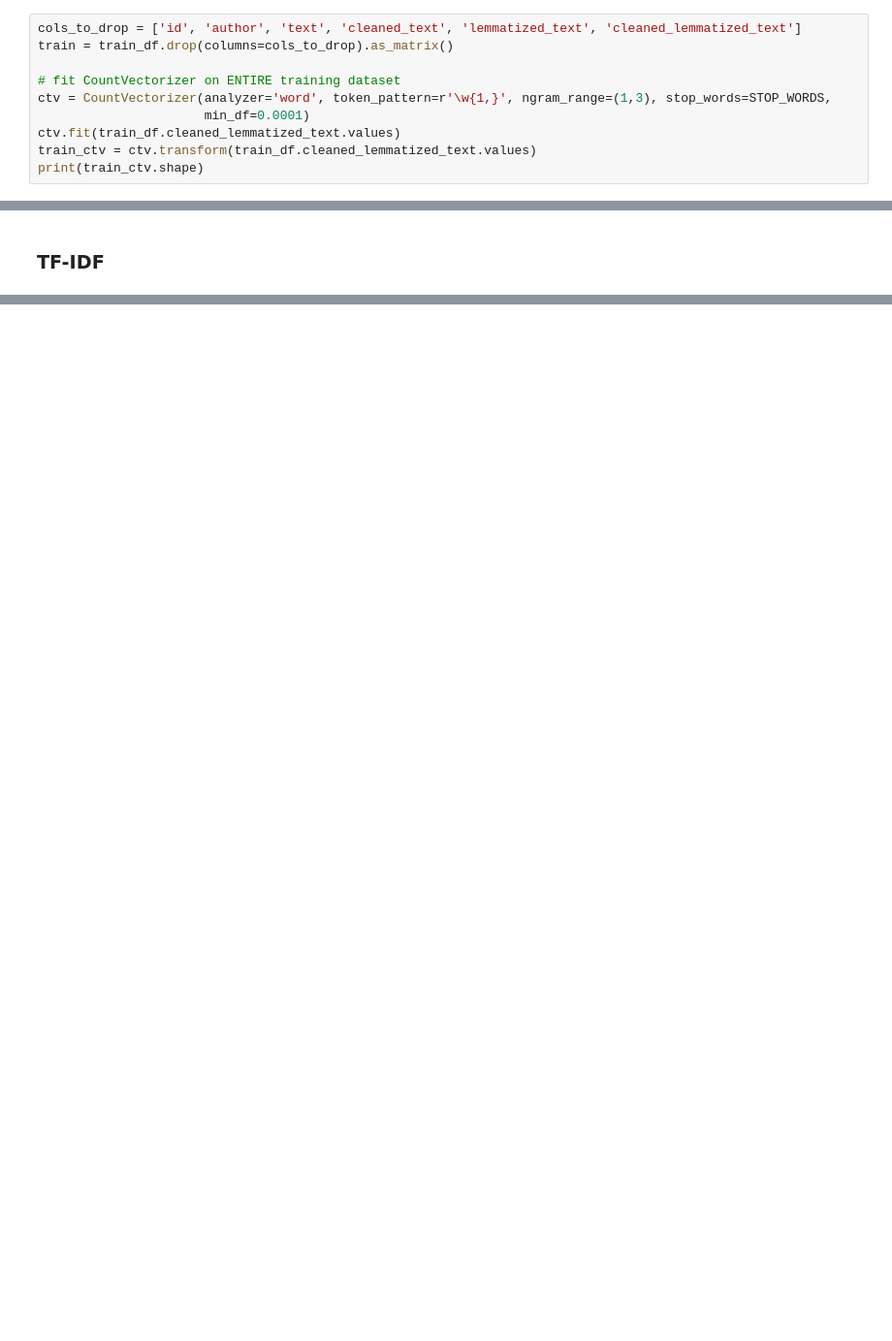
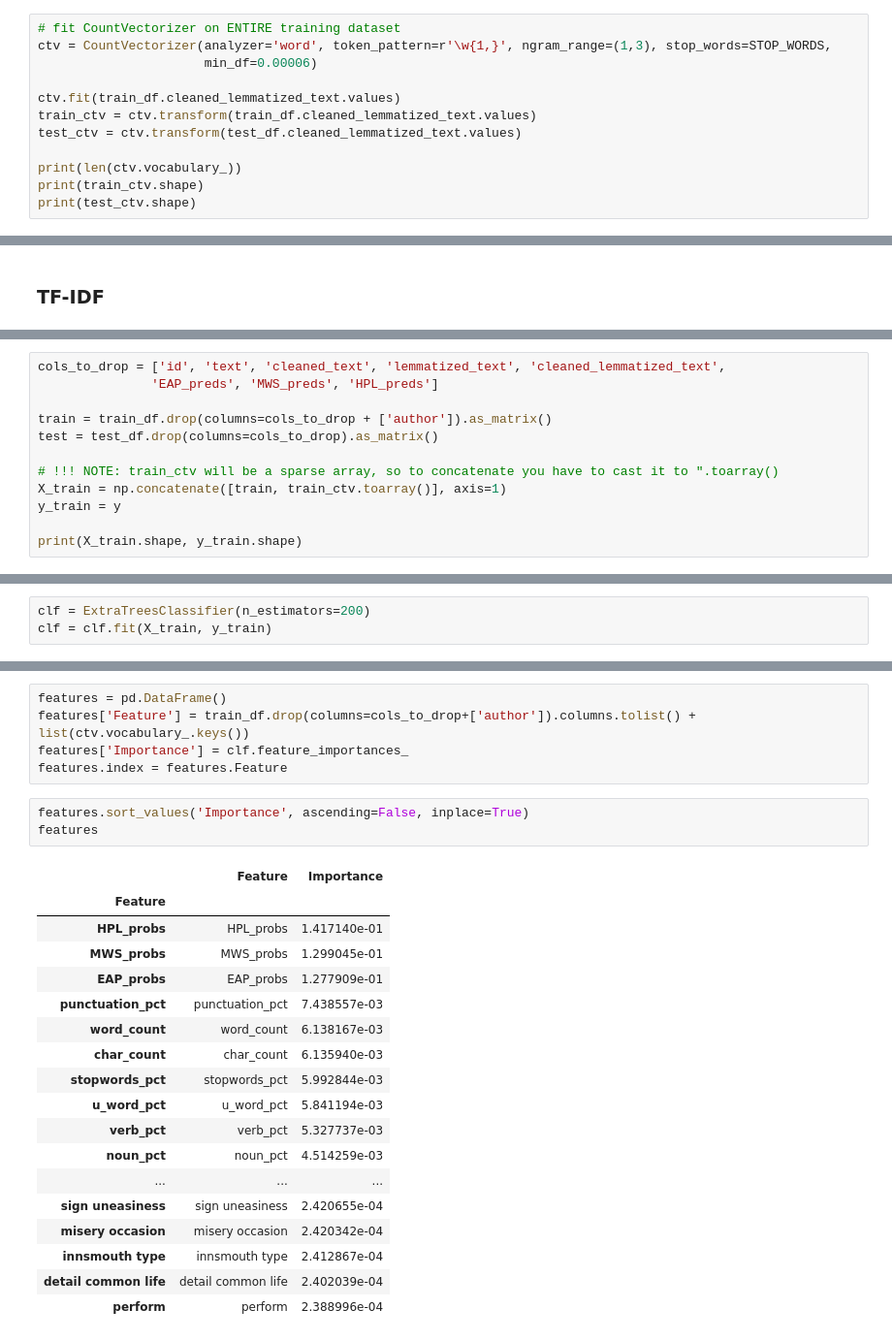
Before and after one commit to ohmeow/fastai-projects, a Jupyter notebook: part1v2/dl1/lesson4-spooky-basic.ipynb, the cells around one changed output, grey strips where cells are left out. Shown: that part at 97% size. Cells and saved outputs as stored; diff of their text form; blank space fills up the shorter version.

```diff
--- a/part1v2/dl1/lesson4-spooky-basic.ipynb
+++ b/part1v2/dl1/lesson4-spooky-basic.ipynb
@@ -493,12 +609,14 @@ print ("logloss: %0.3f " % multiclass_logloss(y_valid, preds))
 # %% [markdown]
 ### CountVectorizer
 # %%
-cols_to_drop = ['id', 'author', 'text', 'cleaned_text', 'lemmatized_text', 'cleaned_lemmatized_text']
-train = train_df.drop(columns=cols_to_drop).as_matrix()
-
 # fit CountVectorizer on ENTIRE training dataset
 ctv = CountVectorizer(analyzer='word', token_pattern=r'\w{1,}', ngram_range=(1,3), stop_words=STOP_WORDS,
-                      min_df=0.0001)
+                      min_df=0.00006)
+
 ctv.fit(train_df.cleaned_lemmatized_text.values)
 train_ctv = ctv.transform(train_df.cleaned_lemmatized_text.values)
+test_ctv = ctv.transform(test_df.cleaned_lemmatized_text.values)
+
+print(len(ctv.vocabulary_))
 print(train_ctv.shape)
+print(test_ctv.shape)
@@ -570,0 +797,12 @@ print ("logloss: %0.3f " % multiclass_logloss(y_valid, preds))
+# %%
+cols_to_drop = ['id', 'text', 'cleaned_text', 'lemmatized_text', 'cleaned_lemmatized_text',
+               'EAP_preds', 'MWS_preds', 'HPL_preds']
+
+train = train_df.drop(columns=cols_to_drop + ['author']).as_matrix()
+test = test_df.drop(columns=cols_to_drop).as_matrix()
+
+# !!! NOTE: train_ctv will be a sparse array, so to concatenate you have to cast it to ".toarray()
+X_train = np.concatenate([train, train_ctv.toarray()], axis=1)
+y_train = y
+
+print(X_train.shape, y_train.shape)
@@ -570,0 +811,3 @@ print ("logloss: %0.3f " % multiclass_logloss(y_valid, preds))
+# %%
+clf = ExtraTreesClassifier(n_estimators=200)
+clf = clf.fit(X_train, y_train)
@@ -570,0 +816,27 @@ print ("logloss: %0.3f " % multiclass_logloss(y_valid, preds))
+# %%
+features = pd.DataFrame()
+features['Feature'] = train_df.drop(columns=cols_to_drop+['author']).columns.tolist() + list(ctv.vocabulary_.keys())
+features['Importance'] = clf.feature_importances_
+features.index = features.Feature
+# %%
+features.sort_values('Importance', ascending=False, inplace=True)
+features
+# %% [output]
+|  | Feature | Importance |
+| Feature |  |  |
+| HPL_probs | HPL_probs | 1.417140e-01 |
+| MWS_probs | MWS_probs | 1.299045e-01 |
+| EAP_probs | EAP_probs | 1.277909e-01 |
+| punctuation_pct | punctuation_pct | 7.438557e-03 |
+| word_count | word_count | 6.138167e-03 |
+| char_count | char_count | 6.135940e-03 |
+| stopwords_pct | stopwords_pct | 5.992844e-03 |
+| u_word_pct | u_word_pct | 5.841194e-03 |
+| verb_pct | verb_pct | 5.327737e-03 |
+| noun_pct | noun_pct | 4.514259e-03 |
+| ... | ... | ... |
+| sign uneasiness | sign uneasiness | 2.420655e-04 |
+| misery occasion | misery occasion | 2.420342e-04 |
+| innsmouth type | innsmouth type | 2.412867e-04 |
+| detail common life | detail common life | 2.402039e-04 |
+| perform | perform | 2.388996e-04 |
```
Also changed, not shown: parts of 63 cells of this notebook, 1 other file.
